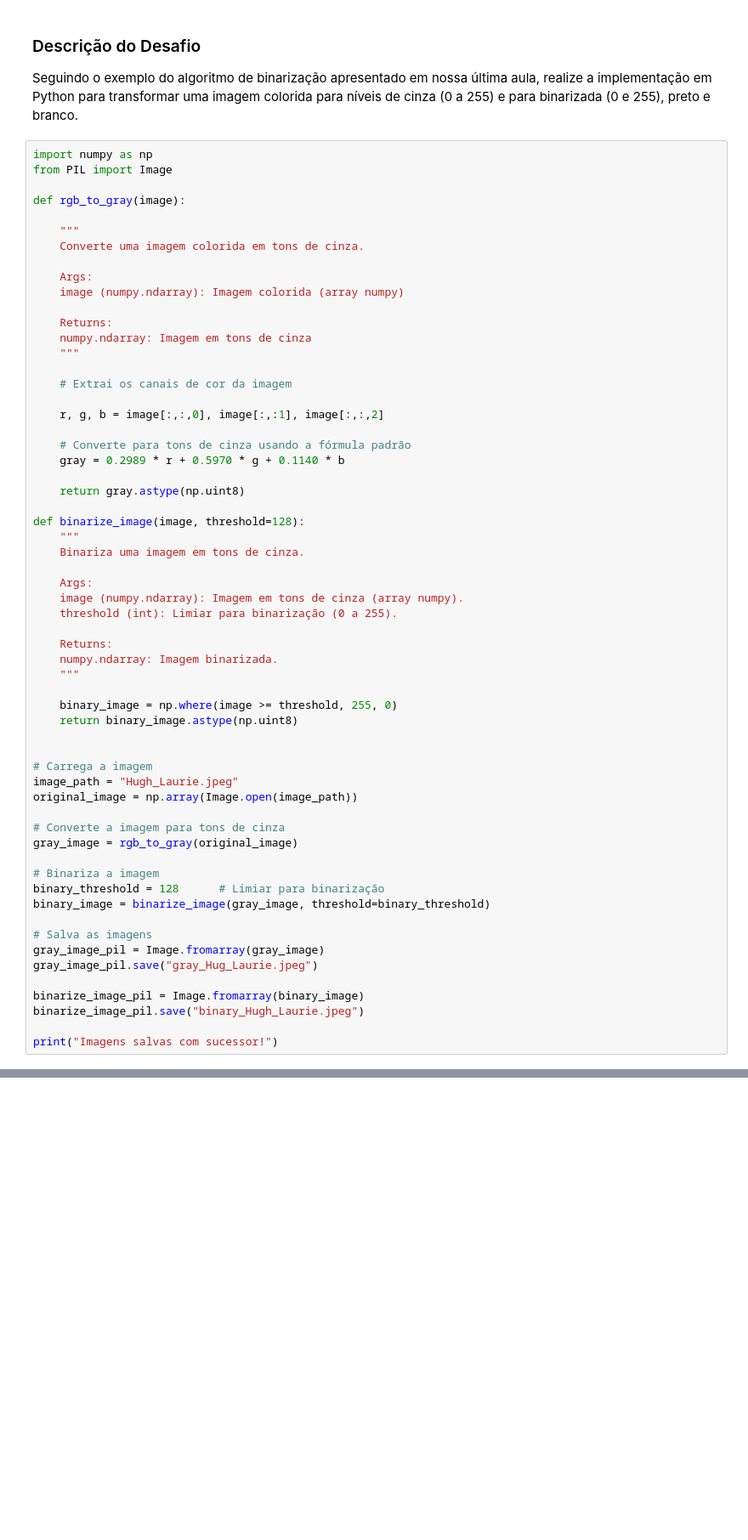
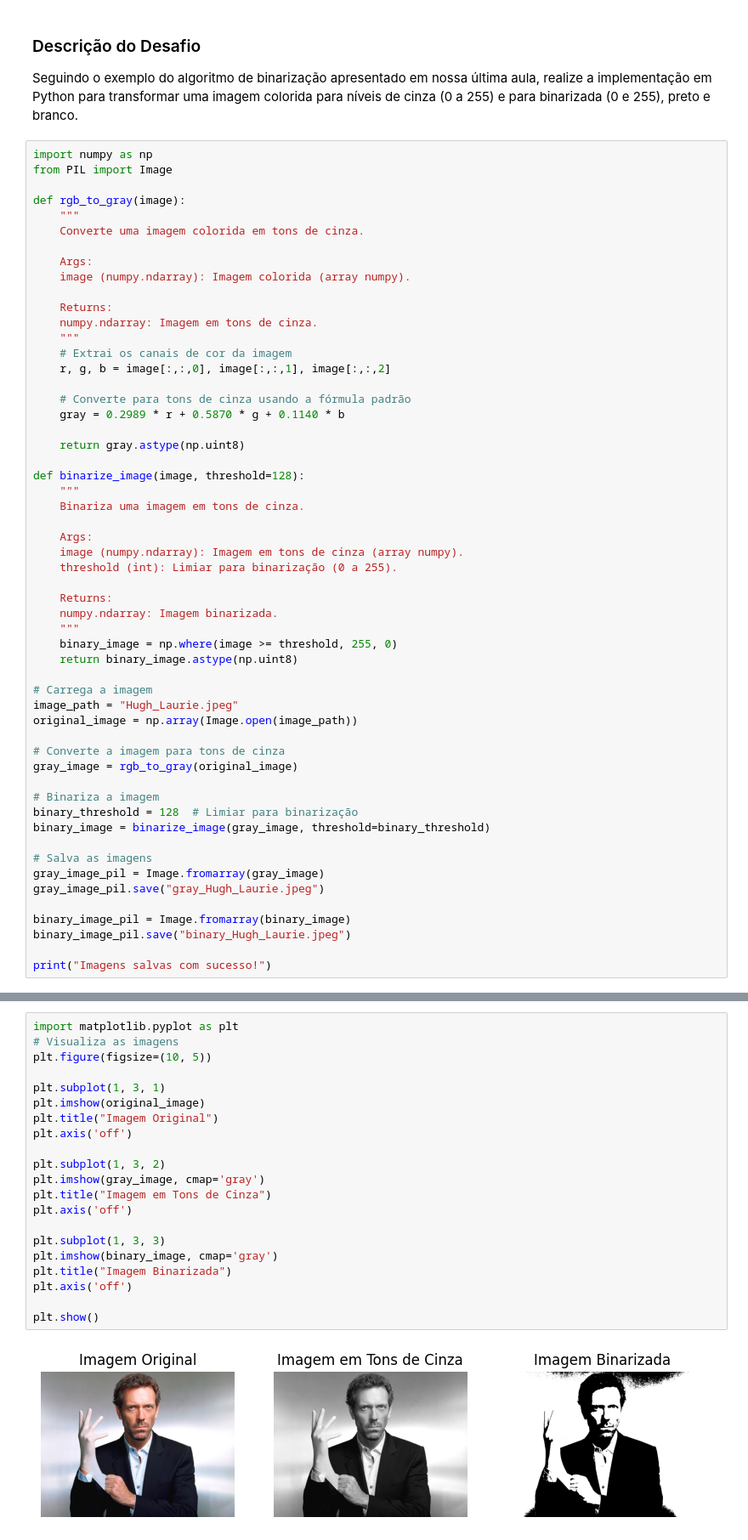
Before and after one commit to NatashaB-randao/Forma-o-Machine-Learning-Specialist, a Jupyter notebook: Desafios/Redução de Dimensionalidade em Imagens para Redes Neurais.ipynb, the cells around one changed output, grey strips where cells are left out. Shown at 85% size. Saved outputs shown, nothing was run; the diff lists cells and outputs as text; blank space fills up the shorter version.

Commit message:
Imagens

```diff
--- a/Desafios/Redução de Dimensionalidade em Imagens para Redes Neurais.ipynb
+++ b/Desafios/Redução de Dimensionalidade em Imagens para Redes Neurais.ipynb
@@ -6,23 +6,20 @@ import numpy as np
 from PIL import Image
 
 def rgb_to_gray(image):
-
     """
     Converte uma imagem colorida em tons de cinza.
 
     Args:
-    image (numpy.ndarray): Imagem colorida (array numpy)
+    image (numpy.ndarray): Imagem colorida (array numpy).
 
     Returns:
-    numpy.ndarray: Imagem em tons de cinza
+    numpy.ndarray: Imagem em tons de cinza.
     """
-
     # Extrai os canais de cor da imagem
-
-    r, g, b = image[:,:,0], image[:,:1], image[:,:,2]
+    r, g, b = image[:,:,0], image[:,:,1], image[:,:,2]
 
     # Converte para tons de cinza usando a fórmula padrão
-    gray = 0.2989 * r + 0.5970 * g + 0.1140 * b
+    gray = 0.2989 * r + 0.5870 * g + 0.1140 * b
 
     return gray.astype(np.uint8)
 
@@ -37,10 +34,8 @@ def binarize_image(image, threshold=128):
     Returns:
     numpy.ndarray: Imagem binarizada.
     """
-
     binary_image = np.where(image >= threshold, 255, 0)
     return binary_image.astype(np.uint8)
-
 
 # Carrega a imagem
 image_path = "Hugh_Laurie.jpeg"
@@ -50,14 +45,14 @@ original_image = np.array(Image.open(image_path))
 gray_image = rgb_to_gray(original_image)
 
 # Binariza a imagem
-binary_threshold = 128      # Limiar para binarização
+binary_threshold = 128  # Limiar para binarização
 binary_image = binarize_image(gray_image, threshold=binary_threshold)
 
 # Salva as imagens
 gray_image_pil = Image.fromarray(gray_image)
-gray_image_pil.save("gray_Hug_Laurie.jpeg")
+gray_image_pil.save("gray_Hugh_Laurie.jpeg")
 
-binarize_image_pil = Image.fromarray(binary_image)
-binarize_image_pil.save("binary_Hugh_Laurie.jpeg")
+binary_image_pil = Image.fromarray(binary_image)
+binary_image_pil.save("binary_Hugh_Laurie.jpeg")
 
-print("Imagens salvas com sucessor!")
+print("Imagens salvas com sucesso!")
@@ -63,0 +61,23 @@ print("Imagens salvas com sucessor!")
+# %%
+import matplotlib.pyplot as plt
+# Visualiza as imagens
+plt.figure(figsize=(10, 5))
+
+plt.subplot(1, 3, 1)
+plt.imshow(original_image)
+plt.title("Imagem Original")
+plt.axis('off')
+
+plt.subplot(1, 3, 2)
+plt.imshow(gray_image, cmap='gray')
+plt.title("Imagem em Tons de Cinza")
+plt.axis('off')
+
+plt.subplot(1, 3, 3)
+plt.imshow(binary_image, cmap='gray')
+plt.title("Imagem Binarizada")
+plt.axis('off')
+
+plt.show()
+# %% [output]
+[figure, added]
```
Also changed, not shown: parts of 1 cell of this notebook, 2 other files.
